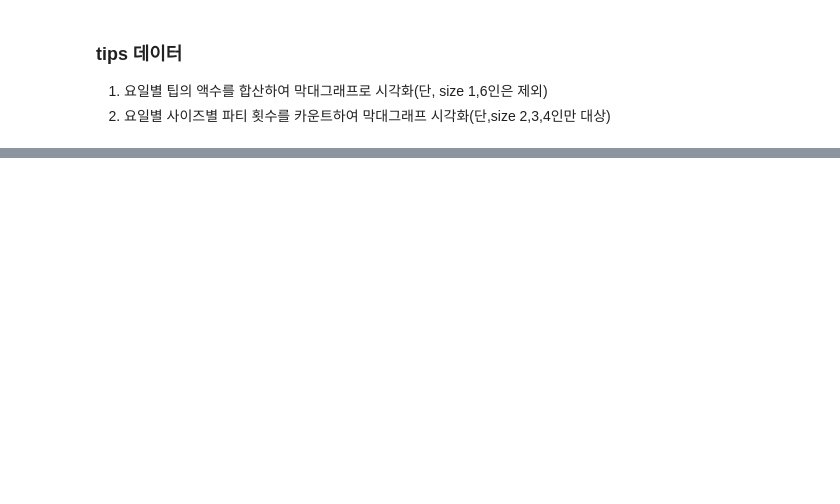
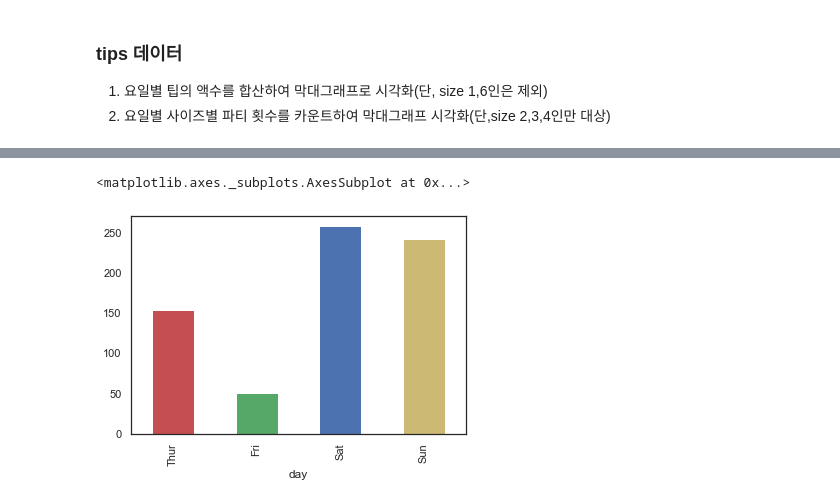
Before and after one commit to Nougaga/study, a Jupyter notebook: 200902~ 데이터 분석(python)/200904-study.ipynb, the cells around one changed output, grey strips where cells are left out. Drawn from its saved outputs; the diff is of its cells as text; code cells hidden in the pictures; blank space fills up the shorter version.

```diff
--- a/200902~ 데이터 분석(python)/200904-study.ipynb
+++ b/200902~ 데이터 분석(python)/200904-study.ipynb
@@ -1007,0 +1022,6 @@ test3.legend(['2','3','4'], title='size')
+# %%
+a1 = a[['Thur', 'Fri', 'Sat', 'Sun']]
+a1.plot.bar(color=['r','g','b','y'])
+# %% [output]
+<matplotlib.axes._subplots.AxesSubplot at 0x...>
+[figure, added]
```
Also changed, not shown: parts of 52 cells of this notebook, 13 other files.
